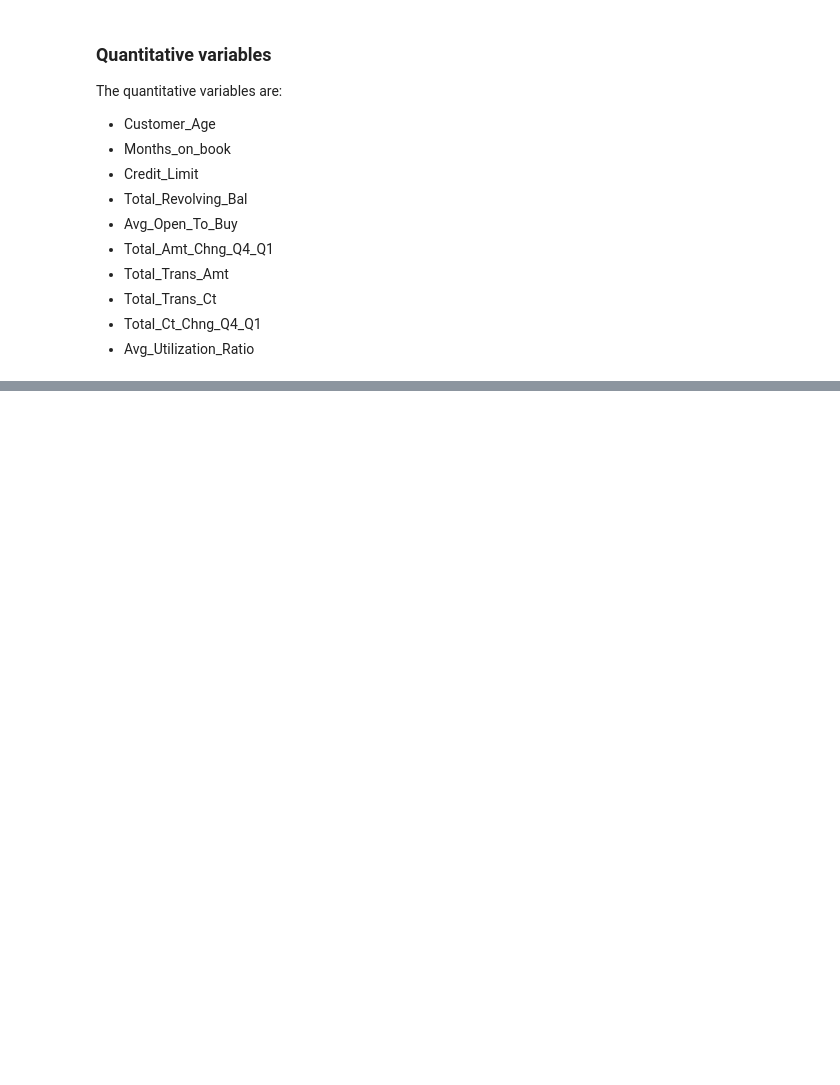
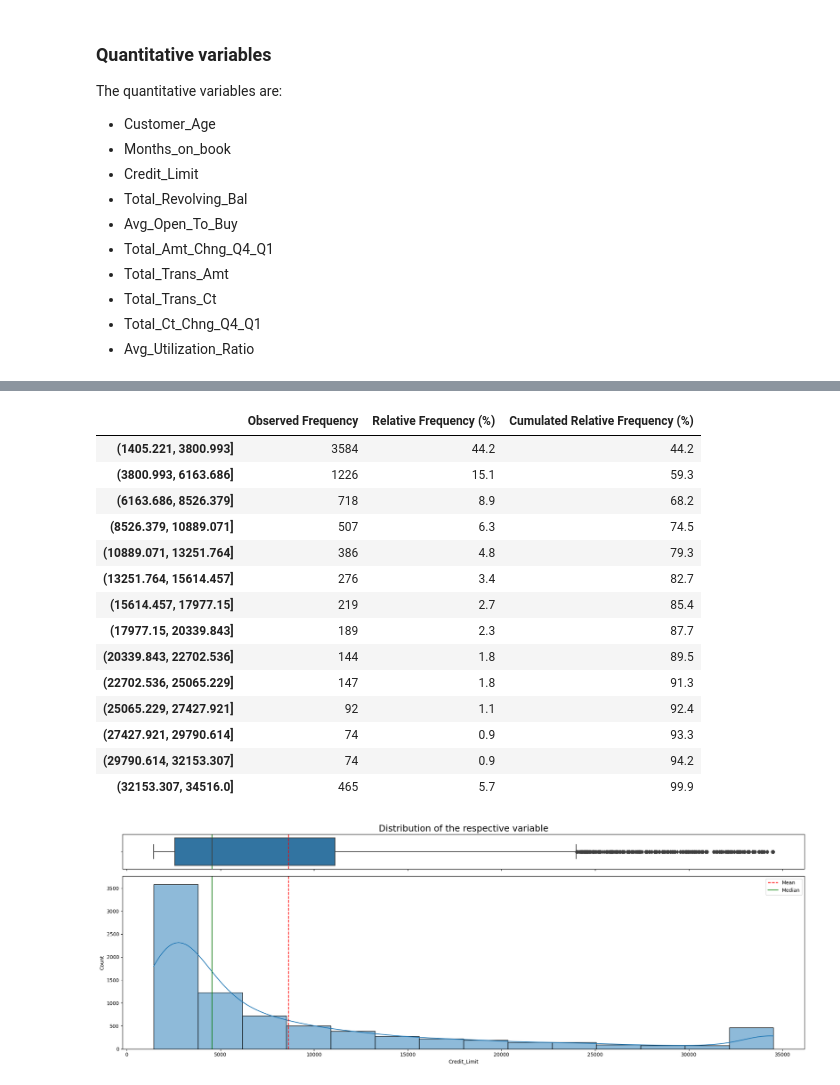
Before and after one commit to vitorbeltrao/Customer_Churn, a Jupyter notebook: 02_workflow_EDA.ipynb, the cells around one changed output, grey strips where cells are left out. Cells and saved outputs as stored; diff of their text form; code cells hidden in the pictures; blank space fills up the shorter version.

```diff
--- a/02_workflow_EDA.ipynb
+++ b/02_workflow_EDA.ipynb
@@ -216,0 +275,20 @@ The quantitative variables are:
+# %%
+# plot frequency tables for 'Credit_Limit'
+frequency_quantitative_table(train_set, 'Credit_Limit', hist=True)
+# %% [output]
+|  | Observed Frequency | Relative Frequency (%) | Cumulated Relative Frequency (%) |
+| (1405.221, 3800.993] | 3584 | 44.2 | 44.2 |
+| (3800.993, 6163.686] | 1226 | 15.1 | 59.3 |
+| (6163.686, 8526.379] | 718 | 8.9 | 68.2 |
+| (8526.379, 10889.071] | 507 | 6.3 | 74.5 |
+| (10889.071, 13251.764] | 386 | 4.8 | 79.3 |
+| (13251.764, 15614.457] | 276 | 3.4 | 82.7 |
+| (15614.457, 17977.15] | 219 | 2.7 | 85.4 |
+| (17977.15, 20339.843] | 189 | 2.3 | 87.7 |
+| (20339.843, 22702.536] | 144 | 1.8 | 89.5 |
+| (22702.536, 25065.229] | 147 | 1.8 | 91.3 |
+| (25065.229, 27427.921] | 92 | 1.1 | 92.4 |
+| (27427.921, 29790.614] | 74 | 0.9 | 93.3 |
+| (29790.614, 32153.307] | 74 | 0.9 | 94.2 |
+| (32153.307, 34516.0] | 465 | 5.7 | 99.9 |
+[figure, added]
```
Also changed, not shown: parts of 23 cells of this notebook, 12 other files.
